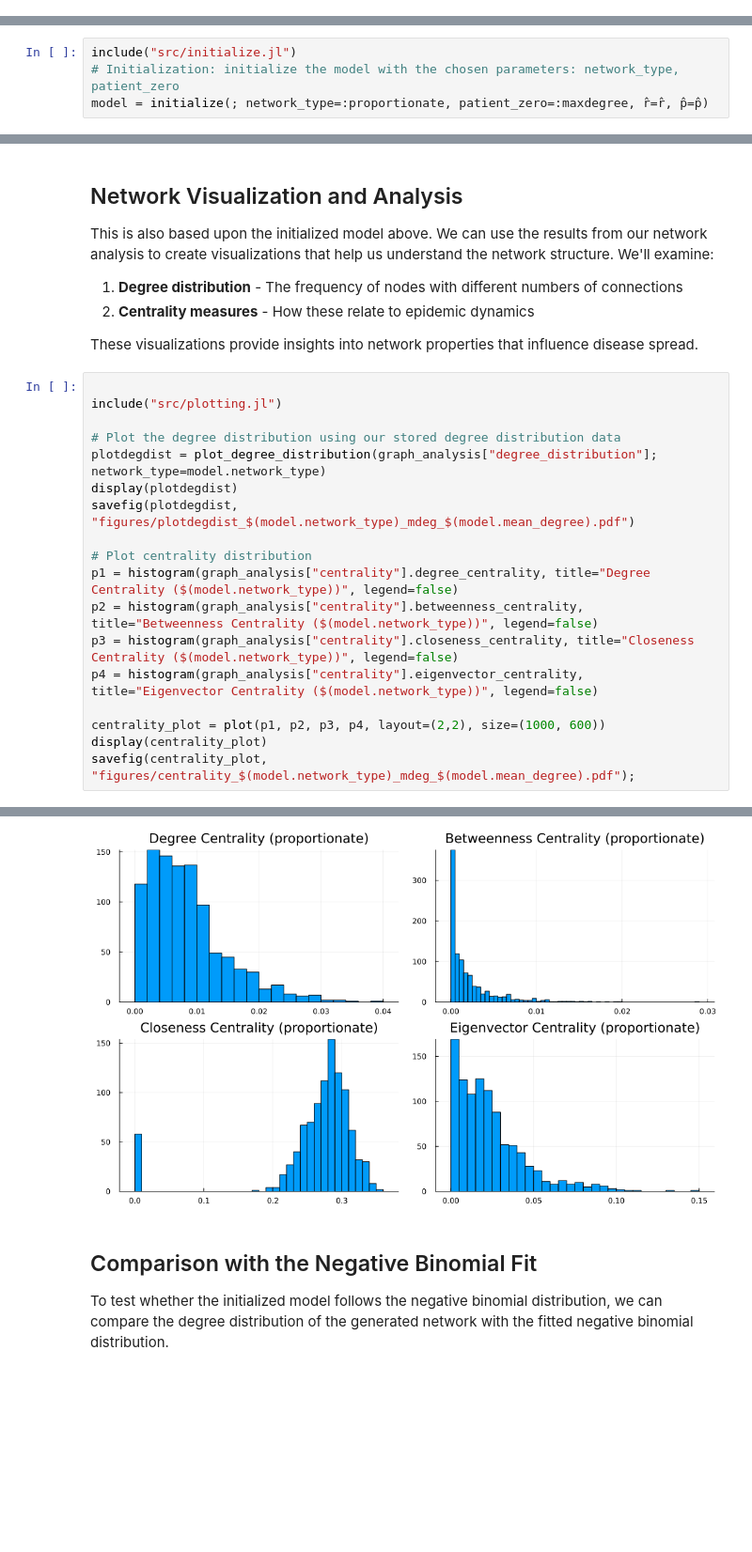
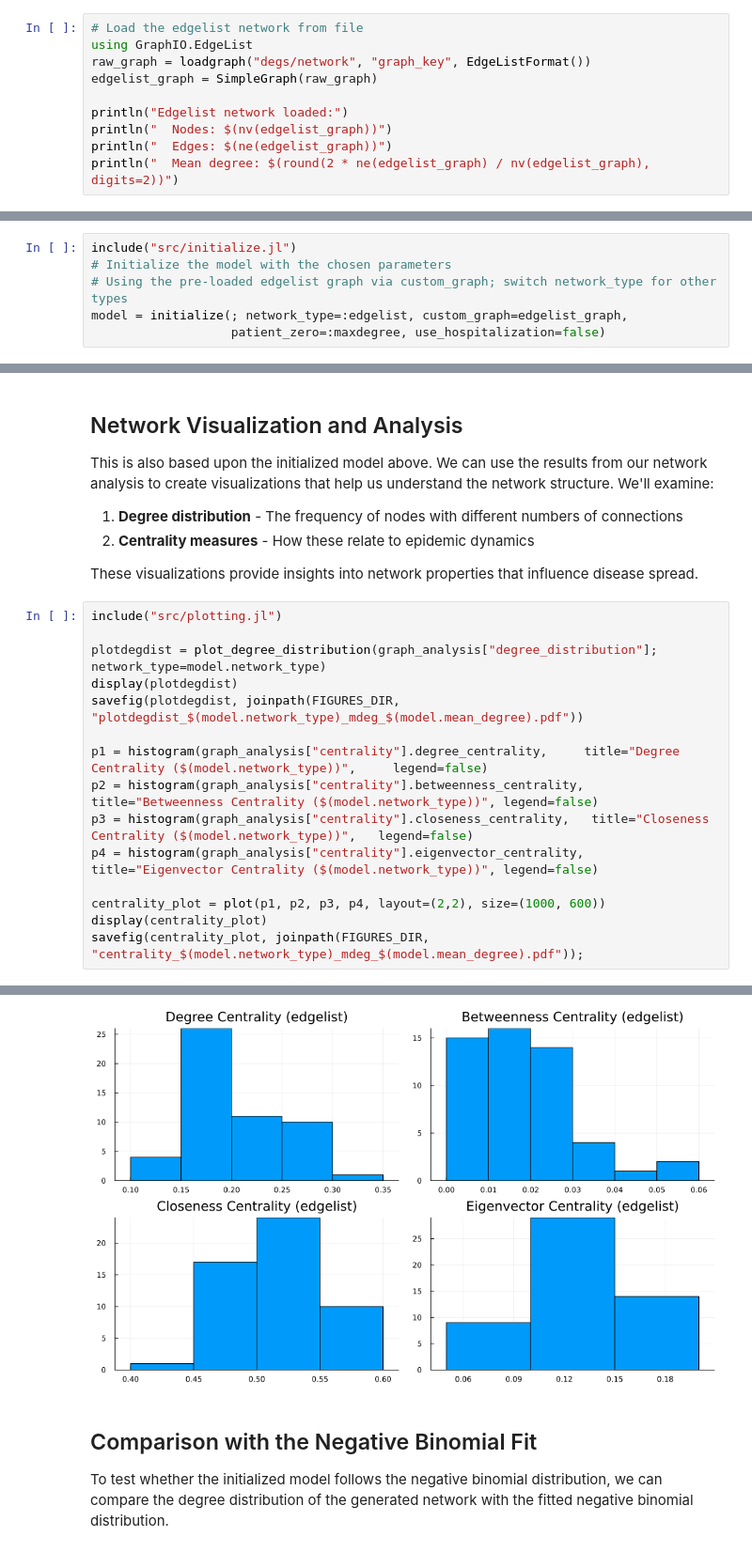
Before and after one commit to lstell21/espidam-tutorial-2026, a Jupyter notebook: Part2.ipynb, the cells around one changed output, grey strips where cells are left out. Shown at 94% size. Cells and saved outputs as stored; diff of their text form; blank space fills up the shorter version.

```diff
--- a/Part2.ipynb
+++ b/Part2.ipynb
@@ -298,0 +293,10 @@ Next, we'll set up these network models and run epidemic simulations on them.
+# %%
+# Load the edgelist network from file
+using GraphIO.EdgeList
+raw_graph = loadgraph("degs/network", "graph_key", EdgeListFormat())
+edgelist_graph = SimpleGraph(raw_graph)
+
+println("Edgelist network loaded:")
+println("  Nodes: $(nv(edgelist_graph))")
+println("  Edges: $(ne(edgelist_graph))")
+println("  Mean degree: $(round(2 * ne(edgelist_graph) / nv(edgelist_graph), digits=2))")
@@ -324,5 +334,7 @@ Now let's set up the model for our investigation. As a reminder, in the initiali
 # %%
 include("src/initialize.jl")
-# Initialization: initialize the model with the chosen parameters: network_type, patient_zero
-model = initialize(; network_type=:proportionate, patient_zero=:maxdegree, r̂=r̂, p̂=p̂)
+# Initialize the model with the chosen parameters
+# Using the pre-loaded edgelist graph via custom_graph; switch network_type for other types
+model = initialize(; network_type=:edgelist, custom_graph=edgelist_graph,
+                   patient_zero=:maxdegree, use_hospitalization=false)
 # %% [output]
@@ -407,21 +408,18 @@ This is also based upon the initialized model above. We can use the results from
 
 These visualizations provide insights into network properties that influence disease spread.
 # %%
-
 include("src/plotting.jl")
 
-# Plot the degree distribution using our stored degree distribution data
 plotdegdist = plot_degree_distribution(graph_analysis["degree_distribution"]; network_type=model.network_type)
 display(plotdegdist)
-savefig(plotdegdist, "figures/plotdegdist_$(model.network_type)_mdeg_$(model.mean_degree).pdf")
+savefig(plotdegdist, joinpath(FIGURES_DIR, "plotdegdist_$(model.network_type)_mdeg_$(model.mean_degree).pdf"))
 
-# Plot centrality distribution
-p1 = histogram(graph_analysis["centrality"].degree_centrality, title="Degree Centrality ($(model.network_type))", legend=false)
+p1 = histogram(graph_analysis["centrality"].degree_centrality,     title="Degree Centrality ($(model.network_type))",     legend=false)
 p2 = histogram(graph_analysis["centrality"].betweenness_centrality, title="Betweenness Centrality ($(model.network_type))", legend=false)
-p3 = histogram(graph_analysis["centrality"].closeness_centrality, title="Closeness Centrality ($(model.network_type))", legend=false)
+p3 = histogram(graph_analysis["centrality"].closeness_centrality,   title="Closeness Centrality ($(model.network_type))",   legend=false)
 p4 = histogram(graph_analysis["centrality"].eigenvector_centrality, title="Eigenvector Centrality ($(model.network_type))", legend=false)
 
 centrality_plot = plot(p1, p2, p3, p4, layout=(2,2), size=(1000, 600))
 display(centrality_plot)
-savefig(centrality_plot, "figures/centrality_$(model.network_type)_mdeg_$(model.mean_degree).pdf");
+savefig(centrality_plot, joinpath(FIGURES_DIR, "centrality_$(model.network_type)_mdeg_$(model.mean_degree).pdf"));
 # %% [output]
@@ -429,4 +427,4 @@ savefig(centrality_plot, "figures/centrality_$(model.network_type)_mdeg_$(model.
-[figure, old version]
+[figure, new version]
 # %% [markdown]
 ## Comparison with the Negative Binomial Fit
 
```
Also changed, not shown: parts of 19 cells of this notebook, 7 other files.
